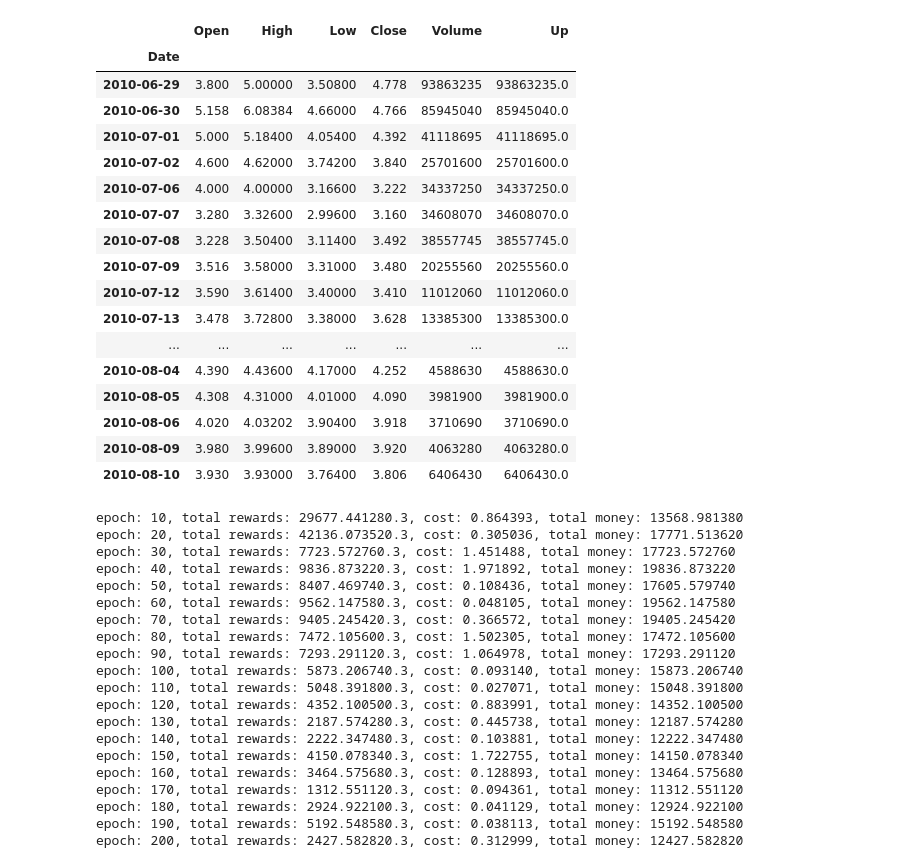
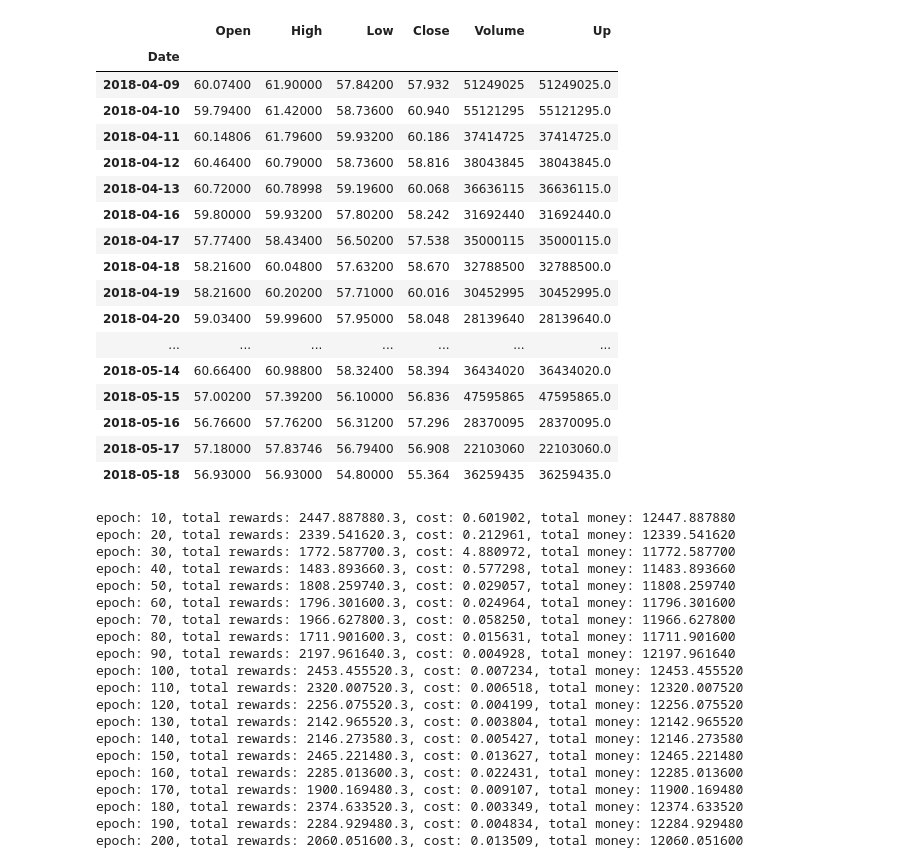
Before and after one commit to jgb161/Stock-Data-Analysis, a Jupyter notebook: TSLA_Analysis_Jeremy.ipynb, the cells around one changed output. Cells and saved outputs as stored; diff of their text form; code cells hidden in the pictures.

```diff
--- a/TSLA_Analysis_Jeremy.ipynb
+++ b/TSLA_Analysis_Jeremy.ipynb
@@ -10,29 +14,30 @@ tf.disable_v2_behavior()
 # %%
 file_path = Path("tsla.csv")
 tsla_df = pd.read_csv(file_path, index_col="Date", parse_dates=True, infer_datetime_format=True)
 tsla_df.drop(inplace=True, columns=["Down", "RSI(14)"])
 tsla_df.dropna(inplace=True)
 tsla_df.sort_index(inplace=True)
-tsla_df.head(30)
+df = tsla_df.iloc[-1008:]
+df.head(30)
 # %% [output]
 |  | Open | High | Low | Close | Volume | Up |
 | Date |  |  |  |  |  |  |
-| 2010-06-29 | 3.800 | 5.00000 | 3.50800 | 4.778 | 93863235 | 93863235.0 |
-| 2010-06-30 | 5.158 | 6.08384 | 4.66000 | 4.766 | 85945040 | 85945040.0 |
-| 2010-07-01 | 5.000 | 5.18400 | 4.05400 | 4.392 | 41118695 | 41118695.0 |
-| 2010-07-02 | 4.600 | 4.62000 | 3.74200 | 3.840 | 25701600 | 25701600.0 |
-| 2010-07-06 | 4.000 | 4.00000 | 3.16600 | 3.222 | 34337250 | 34337250.0 |
-| 2010-07-07 | 3.280 | 3.32600 | 2.99600 | 3.160 | 34608070 | 34608070.0 |
-| 2010-07-08 | 3.228 | 3.50400 | 3.11400 | 3.492 | 38557745 | 38557745.0 |
-| 2010-07-09 | 3.516 | 3.58000 | 3.31000 | 3.480 | 20255560 | 20255560.0 |
-| 2010-07-12 | 3.590 | 3.61400 | 3.40000 | 3.410 | 11012060 | 11012060.0 |
-| 2010-07-13 | 3.478 | 3.72800 | 3.38000 | 3.628 | 13385300 | 13385300.0 |
+| 2018-04-09 | 60.07400 | 61.90000 | 57.84200 | 57.932 | 51249025 | 51249025.0 |
+| 2018-04-10 | 59.79400 | 61.42000 | 58.73600 | 60.940 | 55121295 | 55121295.0 |
+| 2018-04-11 | 60.14806 | 61.79600 | 59.93200 | 60.186 | 37414725 | 37414725.0 |
+| 2018-04-12 | 60.46400 | 60.79000 | 58.73600 | 58.816 | 38043845 | 38043845.0 |
+| 2018-04-13 | 60.72000 | 60.78998 | 59.19600 | 60.068 | 36636115 | 36636115.0 |
+| 2018-04-16 | 59.80000 | 59.93200 | 57.80200 | 58.242 | 31692440 | 31692440.0 |
+| 2018-04-17 | 57.77400 | 58.43400 | 56.50200 | 57.538 | 35000115 | 35000115.0 |
+| 2018-04-18 | 58.21600 | 60.04800 | 57.63200 | 58.670 | 32788500 | 32788500.0 |
+| 2018-04-19 | 58.21600 | 60.20200 | 57.71000 | 60.016 | 30452995 | 30452995.0 |
+| 2018-04-20 | 59.03400 | 59.99600 | 57.95000 | 58.048 | 28139640 | 28139640.0 |
 | ... | ... | ... | ... | ... | ... | ... |
-| 2010-08-04 | 4.390 | 4.43600 | 4.17000 | 4.252 | 4588630 | 4588630.0 |
-| 2010-08-05 | 4.308 | 4.31000 | 4.01000 | 4.090 | 3981900 | 3981900.0 |
-| 2010-08-06 | 4.020 | 4.03202 | 3.90400 | 3.918 | 3710690 | 3710690.0 |
-| 2010-08-09 | 3.980 | 3.99600 | 3.89000 | 3.920 | 4063280 | 4063280.0 |
-| 2010-08-10 | 3.930 | 3.93000 | 3.76400 | 3.806 | 6406430 | 6406430.0 |
+| 2018-05-14 | 60.66400 | 60.98800 | 58.32400 | 58.394 | 36434020 | 36434020.0 |
+| 2018-05-15 | 57.00200 | 57.39200 | 56.10000 | 56.836 | 47595865 | 47595865.0 |
+| 2018-05-16 | 56.76600 | 57.76200 | 56.31200 | 57.296 | 28370095 | 28370095.0 |
+| 2018-05-17 | 57.18000 | 57.83746 | 56.79400 | 56.908 | 22103060 | 22103060.0 |
+| 2018-05-18 | 56.93000 | 56.93000 | 54.80000 | 55.364 | 36259435 | 36259435.0 |
 # %%
 from collections import deque
 import random
@@ -172,7 +177,7 @@ class Agent:
                 print('epoch: %d, total rewards: %f.3, cost: %f, total money: %f'%(i + 1, total_profit, cost,
                                                                                   starting_money))
 # %%
-close = tsla_df.Close.values.tolist()
+close = df.Close.values.tolist()
 initial_money = 10000
 window_size = 30
 skip = 1
@@ -184,26 +189,26 @@ agent = Agent(state_size = window_size,
               batch_size = batch_size)
 agent.train(iterations = 200, checkpoint = 10, initial_money = initial_money)
 # %% [output]
-epoch: 10, total rewards: 29677.441280.3, cost: 0.864393, total money: 13568.981380
-epoch: 20, total rewards: 42136.073520.3, cost: 0.305036, total money: 17771.513620
-epoch: 30, total rewards: 7723.572760.3, cost: 1.451488, total money: 17723.572760
-epoch: 40, total rewards: 9836.873220.3, cost: 1.971892, total money: 19836.873220
-epoch: 50, total rewards: 8407.469740.3, cost: 0.108436, total money: 17605.579740
-epoch: 60, total rewards: 9562.147580.3, cost: 0.048105, total money: 19562.147580
-epoch: 70, total rewards: 9405.245420.3, cost: 0.366572, total money: 19405.245420
-epoch: 80, total rewards: 7472.105600.3, cost: 1.502305, total money: 17472.105600
-epoch: 90, total rewards: 7293.291120.3, cost: 1.064978, total money: 17293.291120
-epoch: 100, total rewards: 5873.206740.3, cost: 0.093140, total money: 15873.206740
-epoch: 110, total rewards: 5048.391800.3, cost: 0.027071, total money: 15048.391800
-epoch: 120, total rewards: 4352.100500.3, cost: 0.883991, total money: 14352.100500
-epoch: 130, total rewards: 2187.574280.3, cost: 0.445738, total money: 12187.574280
-epoch: 140, total rewards: 2222.347480.3, cost: 0.103881, total money: 12222.347480
-epoch: 150, total rewards: 4150.078340.3, cost: 1.722755, total money: 14150.078340
-epoch: 160, total rewards: 3464.575680.3, cost: 0.128893, total money: 13464.575680
-epoch: 170, total rewards: 1312.551120.3, cost: 0.094361, total money: 11312.551120
-epoch: 180, total rewards: 2924.922100.3, cost: 0.041129, total money: 12924.922100
-epoch: 190, total rewards: 5192.548580.3, cost: 0.038113, total money: 15192.548580
-epoch: 200, total rewards: 2427.582820.3, cost: 0.312999, total money: 12427.582820
+epoch: 10, total rewards: 2447.887880.3, cost: 0.601902, total money: 12447.887880
+epoch: 20, total rewards: 2339.541620.3, cost: 0.212961, total money: 12339.541620
+epoch: 30, total rewards: 1772.587700.3, cost: 4.880972, total money: 11772.587700
+epoch: 40, total rewards: 1483.893660.3, cost: 0.577298, total money: 11483.893660
+epoch: 50, total rewards: 1808.259740.3, cost: 0.029057, total money: 11808.259740
+epoch: 60, total rewards: 1796.301600.3, cost: 0.024964, total money: 11796.301600
+epoch: 70, total rewards: 1966.627800.3, cost: 0.058250, total money: 11966.627800
+epoch: 80, total rewards: 1711.901600.3, cost: 0.015631, total money: 11711.901600
+epoch: 90, total rewards: 2197.961640.3, cost: 0.004928, total money: 12197.961640
+epoch: 100, total rewards: 2453.455520.3, cost: 0.007234, total money: 12453.455520
+epoch: 110, total rewards: 2320.007520.3, cost: 0.006518, total money: 12320.007520
+epoch: 120, total rewards: 2256.075520.3, cost: 0.004199, total money: 12256.075520
+epoch: 130, total rewards: 2142.965520.3, cost: 0.003804, total money: 12142.965520
+epoch: 140, total rewards: 2146.273580.3, cost: 0.005427, total money: 12146.273580
+epoch: 150, total rewards: 2465.221480.3, cost: 0.013627, total money: 12465.221480
+epoch: 160, total rewards: 2285.013600.3, cost: 0.022431, total money: 12285.013600
+epoch: 170, total rewards: 1900.169480.3, cost: 0.009107, total money: 11900.169480
+epoch: 180, total rewards: 2374.633520.3, cost: 0.003349, total money: 12374.633520
+epoch: 190, total rewards: 2284.929480.3, cost: 0.004834, total money: 12284.929480
+epoch: 200, total rewards: 2060.051600.3, cost: 0.013509, total money: 12060.051600
 # %%
 states_buy, states_sell, total_gains, invest = agent.buy(initial_money = initial_money)
 # %% [output]
```
Also changed, not shown: parts of 4 cells of this notebook, 4 other files.
